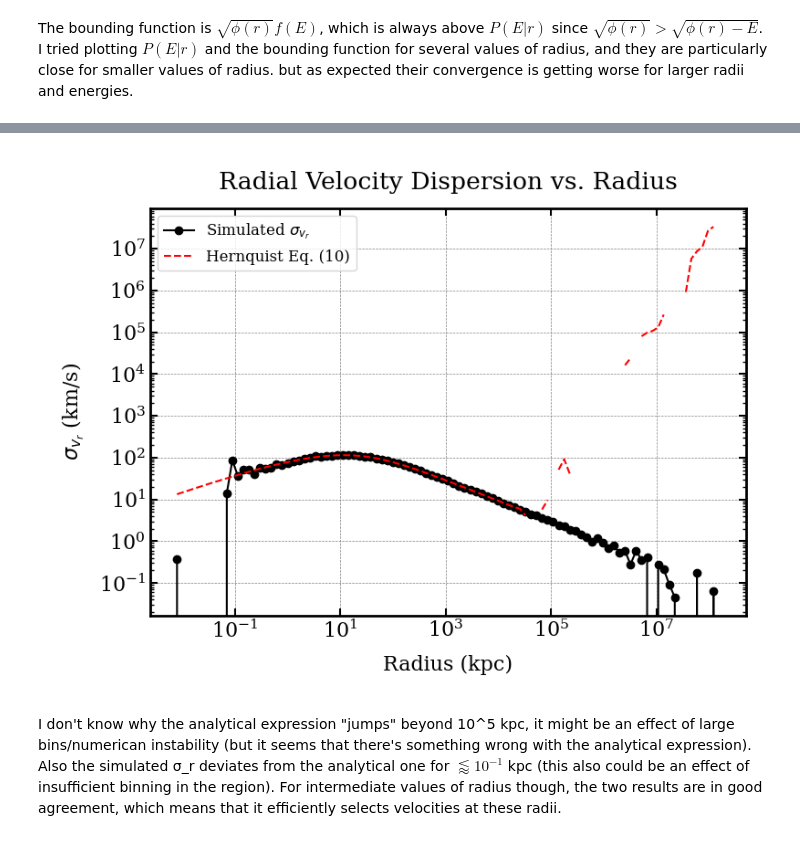
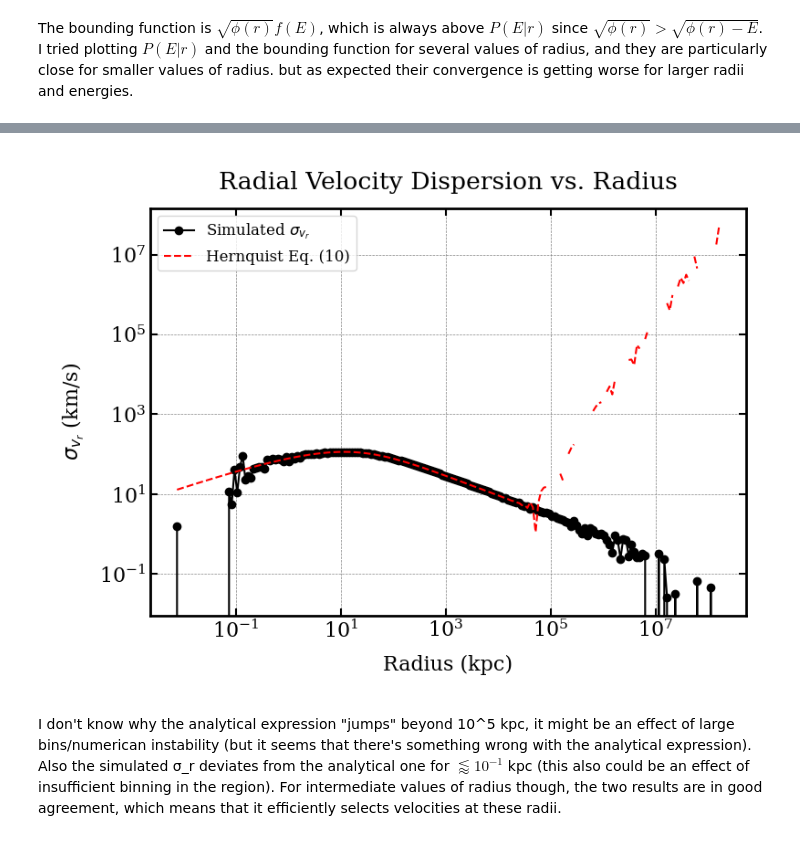
Before and after one commit to diongak/AST384C_Sp25, a Jupyter notebook: HW1/hw1.ipynb, the cells around one changed output, grey strips where cells are left out. Saved outputs shown, nothing was run; the diff lists cells and outputs as text; code cells hidden in the pictures.

```diff
--- a/HW1/hw1.ipynb
+++ b/HW1/hw1.ipynb
@@ -306,37 +306,38 @@ r_unit = np.array([np.sin(theta_1) * np.cos(phi_1), np.sin(theta_1) * np.sin(phi
 vr_vals = (vx_vals * r_unit[0] + vy_vals * r_unit[1] + vz_vals * r_unit[2])
 
 # Compute velocity dispersion in logarithmic radial bins
-log_bins = np.logspace(np.log10(np.min(rvals)), np.log10(np.max(rvals)), num=100)
+log_bins = np.logspace(np.log10(np.min(rvals)), np.log10(np.max(rvals)), num=200)
 bin_centers = 0.5 * (log_bins[:-1] + log_bins[1:])
 vr_dispersion = np.zeros(len(bin_centers))
 
 for i in range(len(bin_centers)):
     mask = (rvals >= log_bins[i]) & (rvals < log_bins[i+1])
     if np.sum(mask) > 0:
         vr_dispersion[i] = np.sqrt(np.mean(vr_vals[mask]**2))
 
 # Theoretical velocity dispersion from Hernquist 1990 Eq. (10)
 def hernquist_vr_dispersion(r):
     term1 = (12 * r * (r + aa)**3 / aa**4) * np.log((r + aa) / r)
     term2 = (r / (r + aa)) * (25 + 52 * (r / aa) + 42 * (r / aa)**2 + 12 * (r / aa)**3)
     return np.sqrt((gn * mtot) / (12 * aa) * (term1 - term2))
 
 hernquist_disp = hernquist_vr_dispersion(bin_centers)
 
+
 # Plot velocity dispersion comparison
 plt.figure(figsize=(8, 6))
 plt.plot(bin_centers, vr_dispersion, 'o-', label="Simulated $\sigma_{v_r}$")
 plt.plot(bin_centers, hernquist_disp, 'r--', label="Hernquist Eq. (10)")
 plt.xscale("log")
 plt.yscale("log")
 plt.xlabel("Radius (kpc)")
 plt.ylabel("$\sigma_{v_r}$ (km/s)")
 plt.title("Radial Velocity Dispersion vs. Radius")
 plt.legend()
 plt.grid()
 plt.show()
 # %% [output]
-[figure, old version]
+[figure, new version]
 # %% [markdown]
 I don't know why the analytical expression "jumps" beyond 10^5 kpc, it might be an effect of large bins/numerican instability (but it seems that there's something wrong with the analytical expression). Also the simulated σ_r deviates from the analytical one for $\lessapprox 10^{-1}$ kpc (this also could be an effect of insufficient binning in the region). For intermediate values of radius though, the two results are in good agreement, which means that it efficiently selects velocities at these radii.
 # %% [markdown]
```
Also changed, not shown: parts of 5 cells of this notebook.
